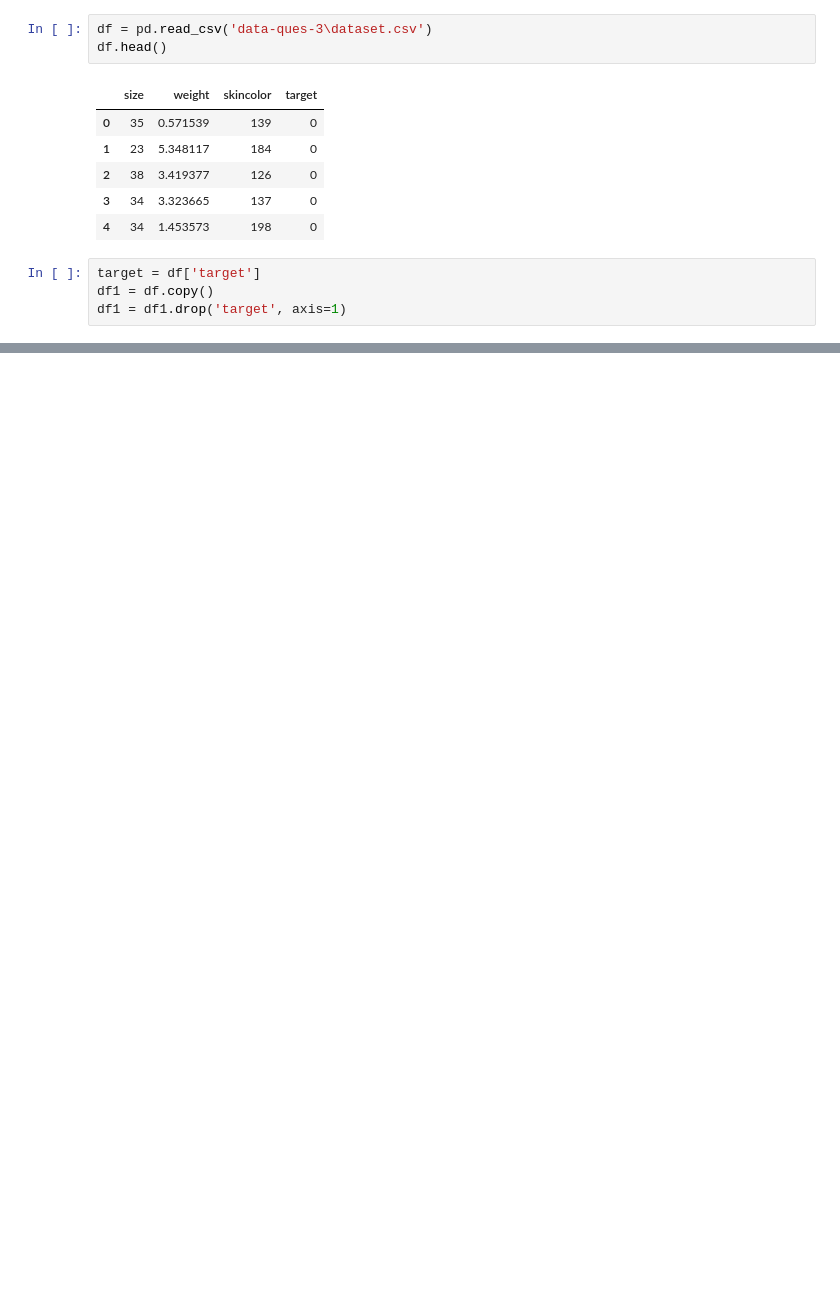
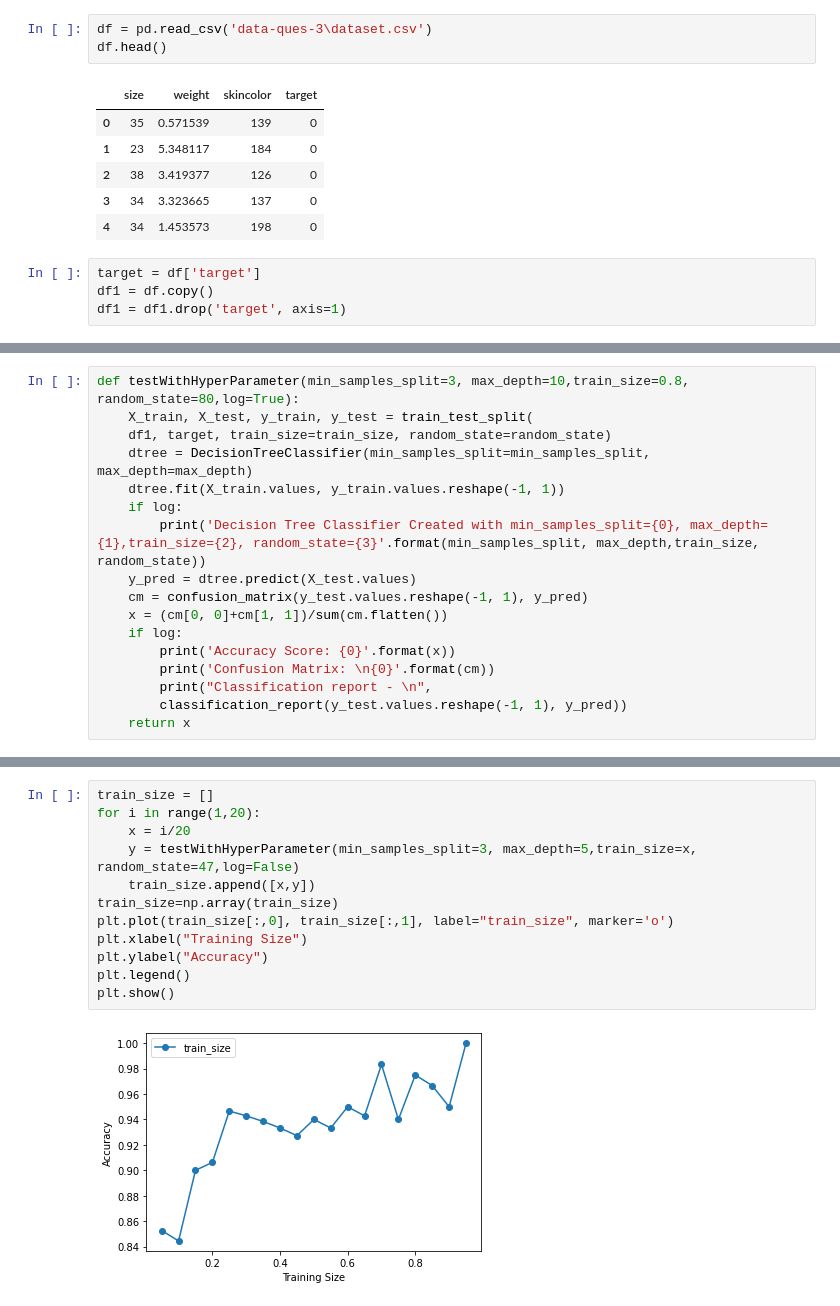
Before and after one commit to debonil/ml-assignments, a Jupyter notebook: Assignment1/M21AIE225_qu3.ipynb, the cells around one changed output, grey strips where cells are left out. Saved outputs shown, nothing was run; the diff lists cells and outputs as text; blank space fills up the shorter version.

```diff
--- a/Assignment1/M21AIE225_qu3.ipynb
+++ b/Assignment1/M21AIE225_qu3.ipynb
@@ -277,0 +279,17 @@ X_1 <= 0.79519665 ? 0.7582766571931676
+# %%
+def testWithHyperParameter(min_samples_split=3, max_depth=10,train_size=0.8, random_state=80,log=True):
+    X_train, X_test, y_train, y_test = train_test_split(
+    df1, target, train_size=train_size, random_state=random_state)
+    dtree = DecisionTreeClassifier(min_samples_split=min_samples_split, max_depth=max_depth)
+    dtree.fit(X_train.values, y_train.values.reshape(-1, 1))
+    if log:
+        print('Decision Tree Classifier Created with min_samples_split={0}, max_depth={1},train_size={2}, random_state={3}'.format(min_samples_split, max_depth,train_size, random_state))
+    y_pred = dtree.predict(X_test.values)
+    cm = confusion_matrix(y_test.values.reshape(-1, 1), y_pred)
+    x = (cm[0, 0]+cm[1, 1])/sum(cm.flatten())
+    if log:
+        print('Accuracy Score: {0}'.format(x))
+        print('Confusion Matrix: \n{0}'.format(cm))
+        print("Classification report - \n",
+        classification_report(y_test.values.reshape(-1, 1), y_pred))
+    return x
@@ -277,0 +321,14 @@ X_1 <= 0.79519665 ? 0.7582766571931676
+# %%
+train_size = []
+for i in range(1,20):
+    x = i/20
+    y = testWithHyperParameter(min_samples_split=3, max_depth=5,train_size=x, random_state=47,log=False)
+    train_size.append([x,y])
+train_size=np.array(train_size)
+plt.plot(train_size[:,0], train_size[:,1], label="train_size", marker='o')
+plt.xlabel("Training Size")
+plt.ylabel("Accuracy")
+plt.legend()
+plt.show()
+# %% [output]
+[figure, added]
```
Also changed, not shown: parts of 11 cells of this notebook, 3 other files.
